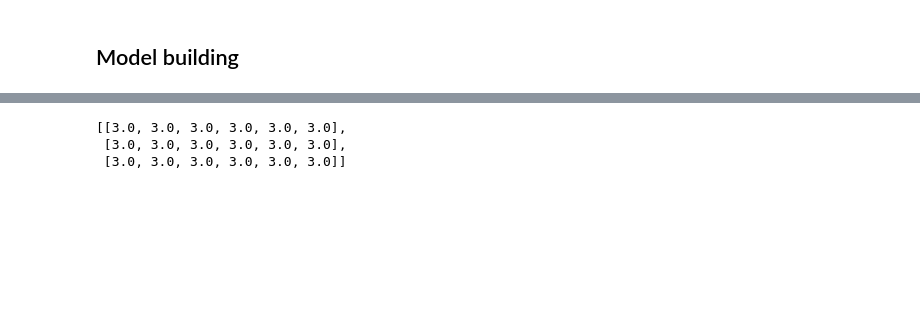
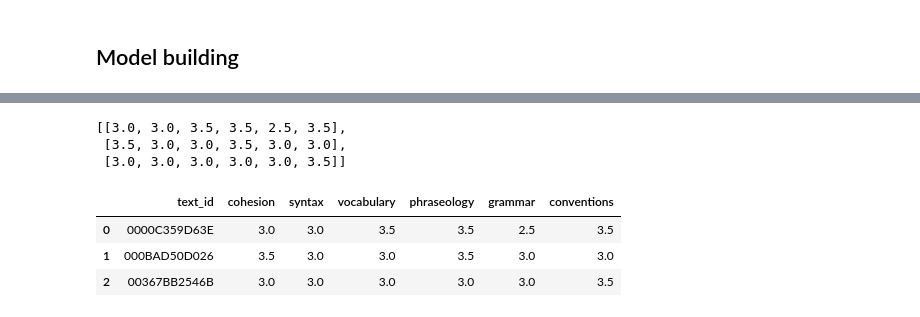
Before and after one commit to khasion/Kaggle, a Jupyter notebook: Feedback Prize - English Language Learning Rules/essay.ipynb, the cells around one changed output, grey strips where cells are left out. Drawn from its saved outputs; the diff is of its cells as text; code cells hidden in the pictures; blank space fills up the shorter version.

```diff
--- a/Feedback Prize - English Language Learning Rules/essay.ipynb
+++ b/Feedback Prize - English Language Learning Rules/essay.ipynb
@@ -95,30 +112,28 @@ X_train, X_val, y_train, y_val = train_test_split(X.numpy(), y, test_size=0.2, r
 # %%
 lambdas = [0.0, 0.001, 0.01, 0.05, 0.1, 0.2, 0.3]
+#lambdas = [0.0]
 models=[None] * len(lambdas)
 for i in range(len(lambdas)):
     lambda_ = lambdas[i]
 
-    inputs = keras.Input(shape=(512,))
-    flatten = keras.layers.Flatten()
-    dense1 = keras.layers.Dense(500, activation = 'relu', kernel_regularizer=tf.keras.regularizers.l2(lambda_))
-    dense2 = Dense(125, activation = 'relu', kernel_regularizer=tf.keras.regularizers.l2(lambda_))
-    dense3 = Dense(125, activation = 'relu', kernel_regularizer=tf.keras.regularizers.l2(lambda_))
-    dense4 = keras.layers.Dense(6)
+    inputs = tf.keras.layers.Input(shape=(512,))
+    emb = tf.keras.layers.Embedding(input_dim=512, output_dim=100)(inputs)
+    conv = tf.keras.layers.Conv1D(filters=100, kernel_size=3, activation='relu', kernel_regularizer=tf.keras.regularizers.l2(lambda_))(emb)
+    bilstm = tf.keras.layers.Bidirectional(keras.layers.LSTM(128, kernel_regularizer=tf.keras.regularizers.l2(lambda_)))(emb)
+    #attention1 = tf.keras.layers.Attention()([bilstm, bilstm])
+    #attention2 = tf.keras.layers.Attention()([attention1, attention1])
+    output = keras.layers.Dense(6)(bilstm)
 
-    x = flatten(inputs)
-    x = dense1(x)
-    outputs = dense4(x)
-
-    models[i] = keras.Model(inputs = inputs, outputs = outputs)
+    models[i] = tf.keras.Model([inputs], [output])
 
     models[i].compile(
         loss=tf.keras.losses.MeanSquaredError(),
-        optimizer=tf.keras.optimizers.Adam(0.01),
+        optimizer=tf.keras.optimizers.Adam(0.001)
     )
     models[i].fit(
         X_train, y_train,
         epochs=100,
-        verbose=0
+        verbose=1
     )
-    print(f"finished lambda: {lambda_}")
+    print(f"finished lambda: {lambda_}, score: {models[i].evaluate(X_train, y_train)}")
 # %% [output]
@@ -132,5 +157,5 @@ finished lambda: 0.3
 # %%
-best_score = 100000
+best_score = 100000000
 best_model = 0
 for m in models:
     score = m.evaluate(X_val, y_val)
@@ -156,6 +181,6 @@ for m in models:
 # %%
 print("prev_score: ", best_score)
-best_model.fit(X_val, y_val, epochs=100)
+best_model.fit(X_val, y_val, epochs=100, verbose=0)
 score = best_model.evaluate(X_val, y_val)
 print("Eval Score: ", score)
 # %% [output]
@@ -196,15 +207,21 @@ array([[3.0493054, 2.9854047, 3.2312138, 3.1266758, 3.0300248, 3.1055622],
 def myround(x, prec=2, base=.5):
   return round(base * round(float(x)/base),prec)
 
-rounded_res = [[] for i in range(3)]
+rounded_res = [[] for i in range(test.shape[0])]
 for i in range(len(res)):
     for j in range(len(res[i])):
         rounded_res[i].append(myround(x = res[i][j]))
 rounded_res
 # %% [output]
-[[3.0, 3.0, 3.0, 3.0, 3.0, 3.0],
- [3.0, 3.0, 3.0, 3.0, 3.0, 3.0],
- [3.0, 3.0, 3.0, 3.0, 3.0, 3.0]]
+[[3.0, 3.0, 3.5, 3.5, 2.5, 3.5],
+ [3.5, 3.0, 3.0, 3.5, 3.0, 3.0],
+ [3.0, 3.0, 3.0, 3.0, 3.0, 3.5]]
 # %%
 submission = pd.concat([test['text_id'], pd.DataFrame(rounded_res, columns = ['cohesion', 'syntax', 'vocabulary', 'phraseology', 'grammar', 'conventions'])], axis=1)
-submission.to_csv("./data/submission.csv", index = False)
+submission.to_csv("submission.csv", index = False)
+submission
+# %% [output]
+|  | text_id | cohesion | syntax | vocabulary | phraseology | grammar | conventions |
+| 0 | 0000C359D63E | 3.0 | 3.0 | 3.5 | 3.5 | 2.5 | 3.5 |
+| 1 | 000BAD50D026 | 3.5 | 3.0 | 3.0 | 3.5 | 3.0 | 3.0 |
+| 2 | 00367BB2546B | 3.0 | 3.0 | 3.0 | 3.0 | 3.0 | 3.5 |
```
Also changed, not shown: parts of 9 cells of this notebook.
